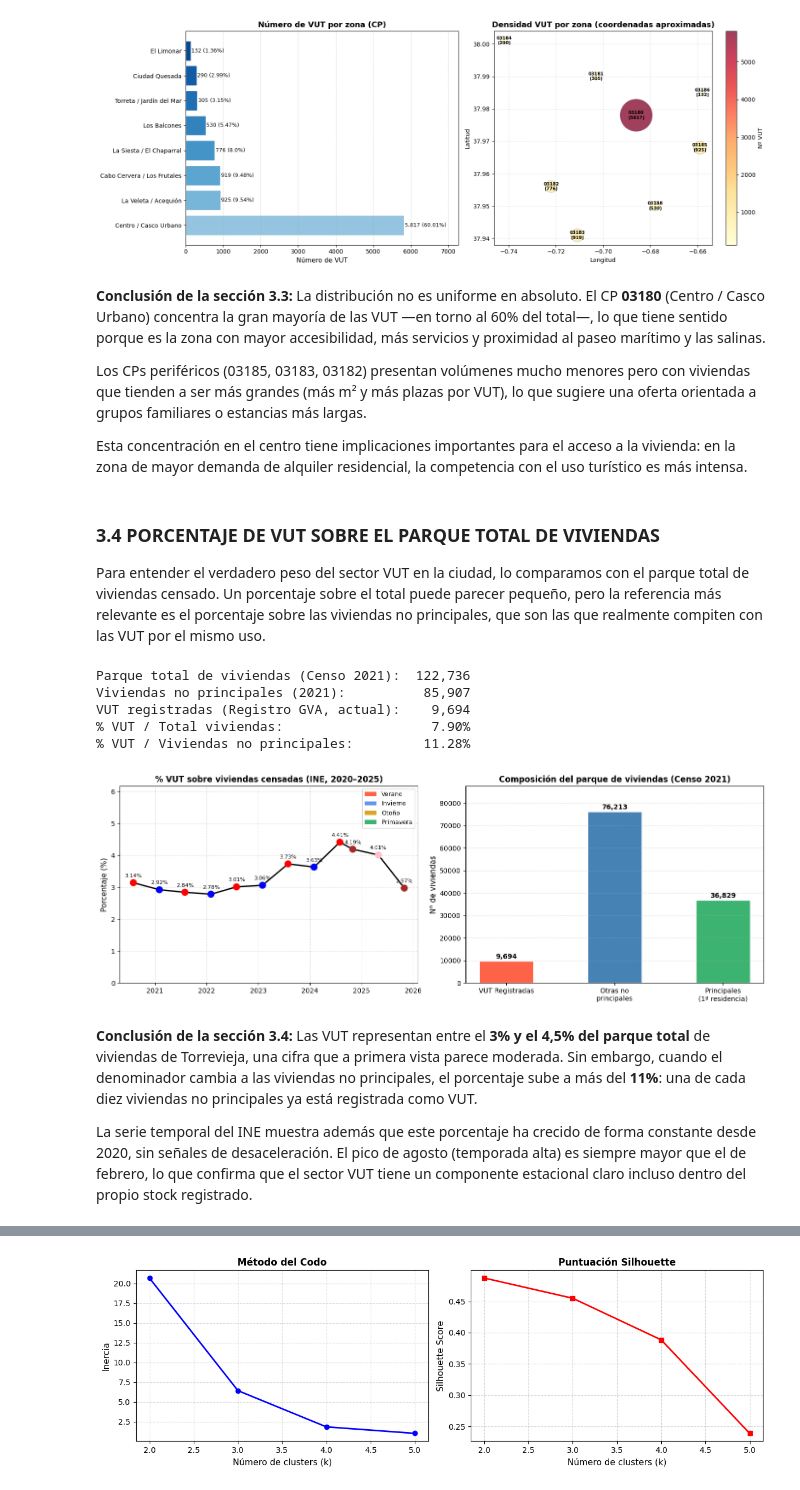
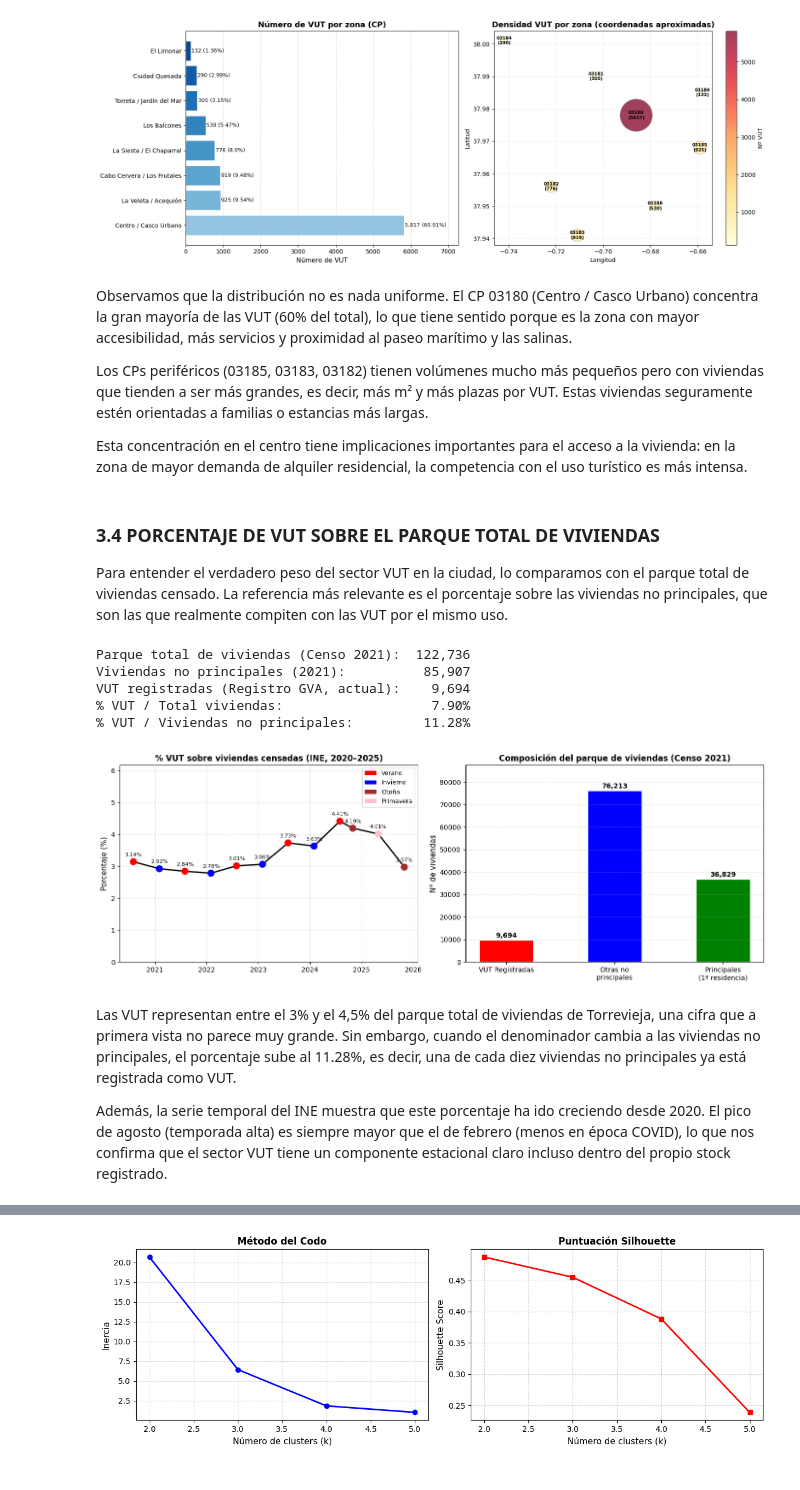
Before and after one commit to MalenaSancho/Turismo-Mineria-Datos, a Jupyter notebook: RETOS/RETO_3.ipynb, the cells around one changed output, grey strips where cells are left out. Saved outputs shown, nothing was run; the diff lists cells and outputs as text; code cells hidden in the pictures.

```diff
--- a/RETOS/RETO_3.ipynb
+++ b/RETOS/RETO_3.ipynb
@@ -864,20 +851,16 @@ Distribución de VUT por código postal:
 | 6 | 03186 | El Limonar | 132 | 1.4 | 708 | 5.4 | 157.4 |
 [figure]
 # %% [markdown]
-**Conclusión de la sección 3.3:** La distribución no es uniforme en absoluto. El CP **03180** (Centro / Casco Urbano) concentra la gran mayoría de las VUT —en torno al 60% del total—, lo que tiene sentido porque es la zona con mayor accesibilidad, más servicios y proximidad al paseo marítimo y las salinas.
+Observamos que la distribución no es nada uniforme. El CP 03180 (Centro / Casco Urbano) concentra la gran mayoría de las VUT (60% del total), lo que tiene sentido porque es la zona con mayor accesibilidad, más servicios y proximidad al paseo marítimo y las salinas.
 
-Los CPs periféricos (03185, 03183, 03182) presentan volúmenes mucho menores pero con viviendas que tienden a ser más grandes (más m² y más plazas por VUT), lo que sugiere una oferta orientada a grupos familiares o estancias más largas.
+Los CPs periféricos (03185, 03183, 03182) tienen volúmenes mucho más pequeños pero con viviendas que tienden a ser más grandes, es decir, más m² y más plazas por VUT. Estas viviendas seguramente estén orientadas a familias o estancias más largas.
 
 Esta concentración en el centro tiene implicaciones importantes para el acceso a la vivienda: en la zona de mayor demanda de alquiler residencial, la competencia con el uso turístico es más intensa.
 # %% [markdown]
 ### 3.4 PORCENTAJE DE VUT SOBRE EL PARQUE TOTAL DE VIVIENDAS
 
-Para entender el verdadero peso del sector VUT en la ciudad, lo comparamos con el parque total de viviendas censado. Un porcentaje sobre el total puede parecer pequeño, pero la referencia más relevante es el porcentaje sobre las viviendas no principales, que son las que realmente compiten con las VUT por el mismo uso.
+Para entender el verdadero peso del sector VUT en la ciudad, lo comparamos con el parque total de viviendas censado. La referencia más relevante es el porcentaje sobre las viviendas no principales, que son las que realmente compiten con las VUT por el mismo uso.
 # %%
-# =========================================================================
-# PROPORCIÓN VUT vs. PARQUE TOTAL
-# =========================================================================
-
 # parque total (censo 2021)
 total_viviendas_2021 = df_censo.loc[df_censo['Año'] == 2021, 'Total_Viviendas'].values[0]
 total_no_principales = df_censo.loc[df_censo['Año'] == 2021, 'Viviendas_No_Principales'].values[0]
@@ -917,43 +900,43 @@ ax.set_title('% VUT sobre viviendas censadas (INE, 2020–2025)', fontsize=12, f
 ax.set_ylabel('Porcentaje (%)', fontsize=11)
 ax.set_ylim(0, df_pct_sorted['Total'].max() * 1.4)
 ax.grid(linestyle='--', alpha=0.4)
 
-legend_els = [Patch(facecolor='tomato', label='Verano'),
-              Patch(facecolor='cornflowerblue', label='Invierno'),
-              Patch(facecolor='goldenrod', label='Otoño'),
-              Patch(facecolor='mediumseagreen', label='Primavera')]
+legend_els = [Patch(facecolor='red', label='Verano'),
+              Patch(facecolor='blue', label='Invierno'),
+              Patch(facecolor='brown', label='Otoño'),
+              Patch(facecolor='pink', label='Primavera')]
 ax.legend(handles=legend_els, fontsize=9, loc='upper right')
 
 # composición del parque de viviendas 2021
 ax2 = axes[1]
 row_2021 = df_censo[df_censo['Año'] == 2021].iloc[0]
 categorias  = ['VUT Registradas', 'Otras no\nprincipales', 'Principales\n(1ª residencia)']
 valores     = [total_vuts,
                row_2021['Viviendas_No_Principales'] - total_vuts,
                row_2021['Viviendas_Principales']]
-colores_bar = ['tomato', 'steelblue', 'mediumseagreen']
+colores_bar = ['red', 'blue', 'green']
 
 ax2.bar(categorias, valores, color=colores_bar, edgecolor='white', width=0.5)
 ax2.set_title('Composición del parque de viviendas (Censo 2021)', fontsize=12, fontweight='bold')
 ax2.set_ylabel('Nº de viviendas', fontsize=11)
 ax2.grid(axis='y', linestyle='--', alpha=0.4)
 for i, v in enumerate(valores):
     ax2.text(i, v + 500, f'{int(v):,}', ha='center', va='bottom', fontsize=10, fontweight='bold')
 ax2.set_ylim(0, max(valores) * 1.15)
 
 plt.tight_layout()
 plt.show()
 # %% [output]
 Parque total de viviendas (Censo 2021):  122,736
 Viviendas no principales (2021):          85,907
 VUT registradas (Registro GVA, actual):    9,694
 % VUT / Total viviendas:                   7.90%
 % VUT / Viviendas no principales:         11.28%
-[figure, old version]
+[figure, new version]
 # %% [markdown]
-**Conclusión de la sección 3.4:** Las VUT representan entre el **3% y el 4,5% del parque total** de viviendas de Torrevieja, una cifra que a primera vista parece moderada. Sin embargo, cuando el denominador cambia a las viviendas no principales, el porcentaje sube a más del **11%**: una de cada diez viviendas no principales ya está registrada como VUT.
+Las VUT representan entre el 3% y el 4,5% del parque total de viviendas de Torrevieja, una cifra que a primera vista no parece muy grande. Sin embargo, cuando el denominador cambia a las viviendas no principales, el porcentaje sube al 11.28%, es decir, una de cada diez viviendas no principales ya está registrada como VUT.
 
-La serie temporal del INE muestra además que este porcentaje ha crecido de forma constante desde 2020, sin señales de desaceleración. El pico de agosto (temporada alta) es siempre mayor que el de febrero, lo que confirma que el sector VUT tiene un componente estacional claro incluso dentro del propio stock registrado.
+Además, la serie temporal del INE muestra que este porcentaje ha ido creciendo desde 2020. El pico de agosto (temporada alta) es siempre mayor que el de febrero (menos en época COVID), lo que nos confirma que el sector VUT tiene un componente estacional claro incluso dentro del propio stock registrado.
 # %% [markdown]
 ## 4. TÉCNICAS DE MINERÍA DE DATOS
 
```
Also changed, not shown: parts of 39 cells of this notebook.
